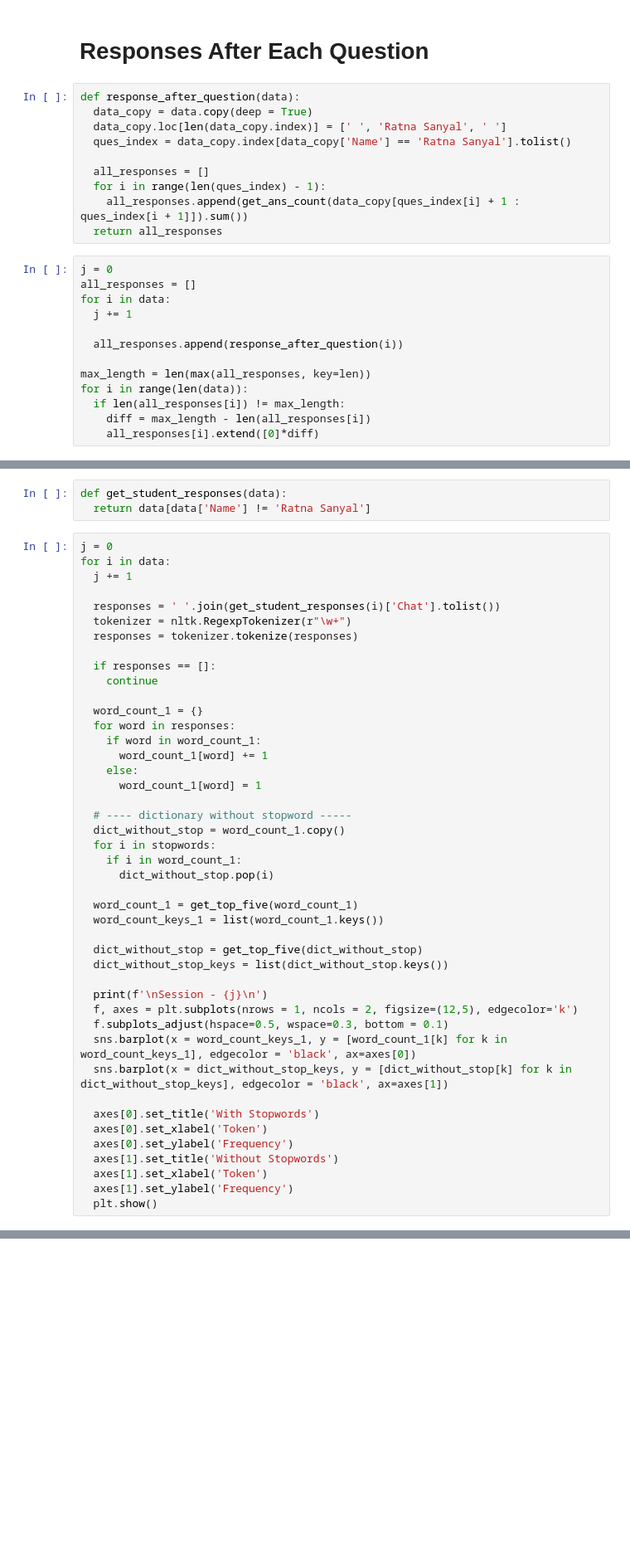
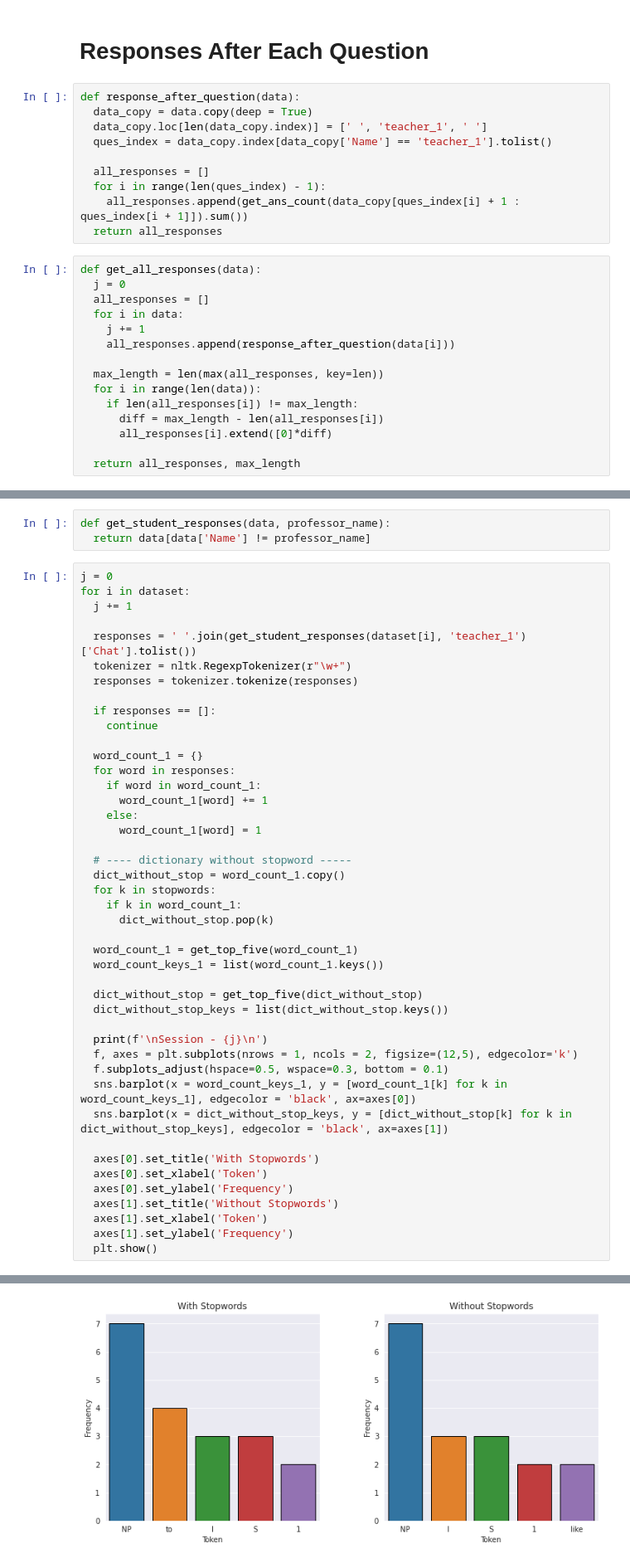
Before and after one commit to jainakki16/Chat-Transcript-Analysis, a Jupyter notebook: R&D.ipynb, the cells around one changed output, grey strips where cells are left out. Shown at 83% size. Saved outputs shown, nothing was run; the diff lists cells and outputs as text; blank space fills up the shorter version.

```diff
--- a/R&D.ipynb
+++ b/R&D.ipynb
@@ -250,24 +304,26 @@ plt.show()
 # %%
 def response_after_question(data):
   data_copy = data.copy(deep = True)
-  data_copy.loc[len(data_copy.index)] = [' ', 'Ratna Sanyal', ' ']
-  ques_index = data_copy.index[data_copy['Name'] == 'Ratna Sanyal'].tolist()
+  data_copy.loc[len(data_copy.index)] = [' ', 'teacher_1', ' ']
+  ques_index = data_copy.index[data_copy['Name'] == 'teacher_1'].tolist()
 
   all_responses = []
   for i in range(len(ques_index) - 1):
     all_responses.append(get_ans_count(data_copy[ques_index[i] + 1 : ques_index[i + 1]]).sum())
   return all_responses
 # %%
-j = 0
-all_responses = []
-for i in data:
-  j += 1
+def get_all_responses(data):
+  j = 0
+  all_responses = []
+  for i in data:
+    j += 1
+    all_responses.append(response_after_question(data[i]))
 
-  all_responses.append(response_after_question(i))
+  max_length = len(max(all_responses, key=len))
+  for i in range(len(data)):
+    if len(all_responses[i]) != max_length:
+      diff = max_length - len(all_responses[i])
+      all_responses[i].extend([0]*diff)
 
-max_length = len(max(all_responses, key=len))
-for i in range(len(data)):
-  if len(all_responses[i]) != max_length:
-    diff = max_length - len(all_responses[i])
-    all_responses[i].extend([0]*diff)
+  return all_responses, max_length
 # %%
@@ -286,12 +344,12 @@ plt.show()
 # %%
-def get_student_responses(data):
-  return data[data['Name'] != 'Ratna Sanyal']
+def get_student_responses(data, professor_name):
+  return data[data['Name'] != professor_name]
 # %%
 j = 0
-for i in data:
+for i in dataset:
   j += 1
 
-  responses = ' '.join(get_student_responses(i)['Chat'].tolist())
+  responses = ' '.join(get_student_responses(dataset[i], 'teacher_1')['Chat'].tolist())
   tokenizer = nltk.RegexpTokenizer(r"\w+")
   responses = tokenizer.tokenize(responses)
 
@@ -307,9 +365,9 @@ for i in data:
 
   # ---- dictionary without stopword -----
   dict_without_stop = word_count_1.copy()
-  for i in stopwords:
-    if i in word_count_1:
-      dict_without_stop.pop(i)
+  for k in stopwords:
+    if k in word_count_1:
+      dict_without_stop.pop(k)
 
   word_count_1 = get_top_five(word_count_1)
   word_count_keys_1 = list(word_count_1.keys())
@@ -337,0 +397 @@ Session - 2
+[figure, added]
```
Also changed, not shown: parts of 20 cells of this notebook.
